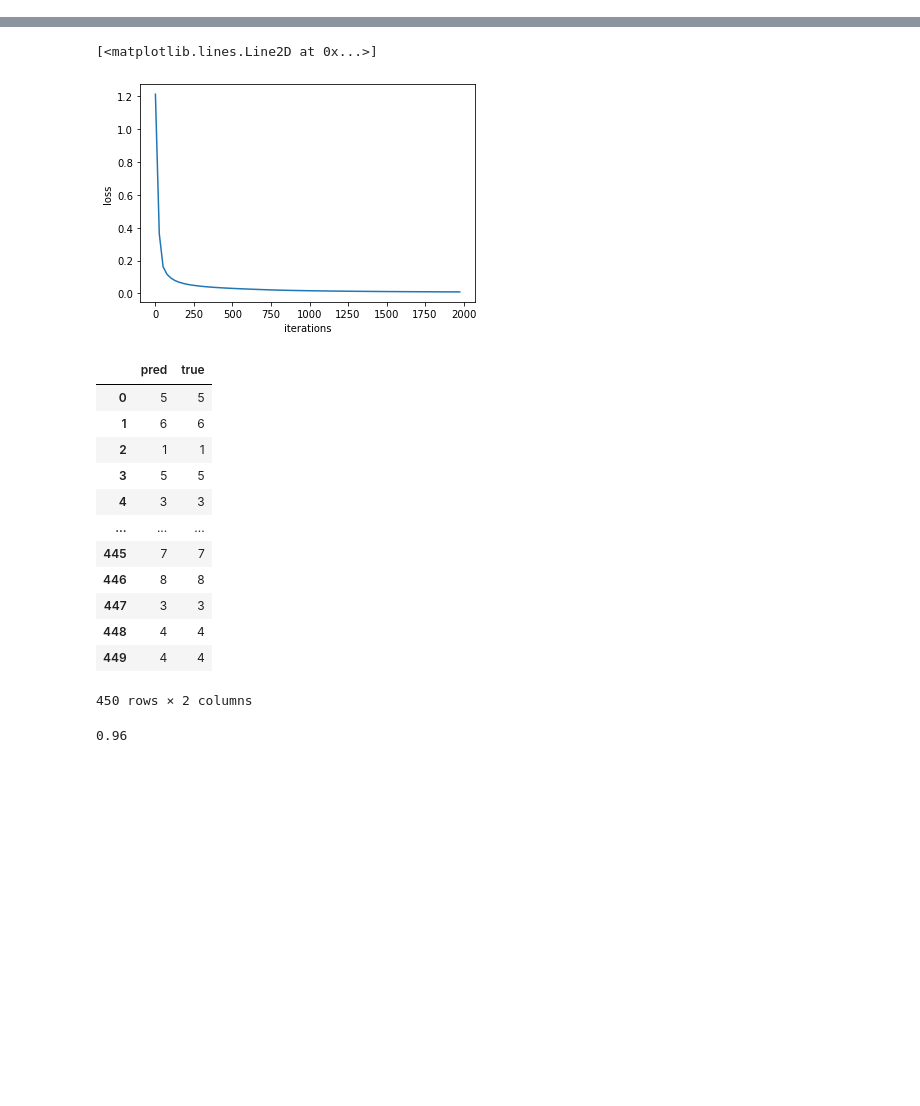
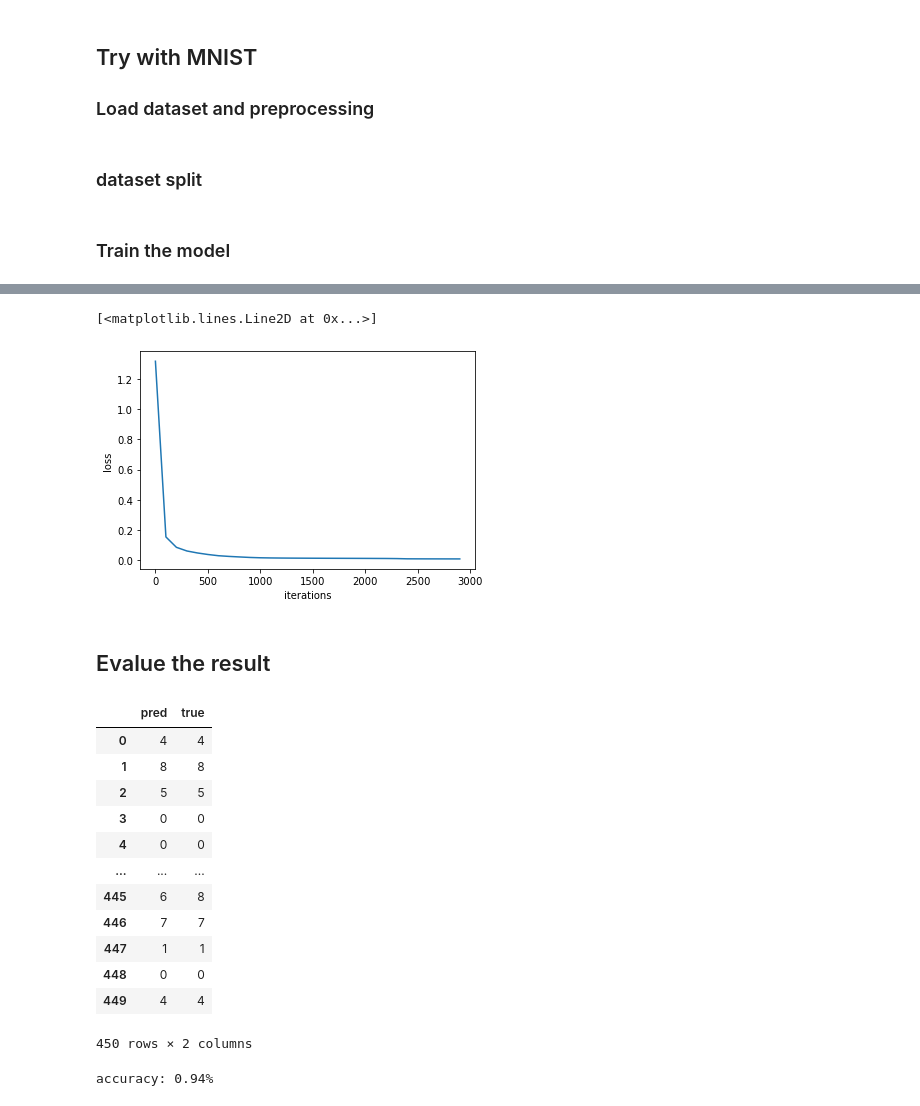
Before and after one commit to Algebra-FUN/ML-note, a Jupyter notebook: code/4-ANN.ipynb, the cells around one changed output, grey strips where cells are left out. Cells and saved outputs as stored; diff of their text form; code cells hidden in the pictures; blank space fills up the shorter version.

```diff
--- a/code/4-ANN.ipynb
+++ b/code/4-ANN.ipynb
@@ -25,0 +50,7 @@ class Affine:
+# %%
+class ReLu:
+    def forward(self,x):
+        self.threshold = 1 - (x < 0)
+        return x*self.threshold
+    def backward(self,grad):
+        return grad*self.threshold
@@ -47,27 +101,33 @@ class MSELoss:
 class Model:
     def __init__(self,m,n,lr=.001):
         self.lr = lr
-        # self.affine1 = Affine(m,96)
-        # self.affine2 = Affine(96,n)
-        self.affine = Affine(m,n)
+        self.affine1 = Affine(m,96)
+        self.relu = ReLu()
+        self.affine2 = Affine(96,n)
+        # self.affine = Affine(m,n)
         self.softmax = Softmax()
 
     def forward(self,x):
-        # x = self.affine1.forward(x)
-        # x = self.affine2.forward(x)
-        x = self.affine.forward(x)
+        x = self.affine1.forward(x)
+        x = self.relu.forward(x)
+        x = self.affine2.forward(x)
+        # x = self.affine.forward(x)
         self.y = self.softmax.forward(x)
         return self.y
 
     def backward(self,grad):
         grad = self.softmax.backward(grad)
-        # grad = self.affine2.backward(grad)
-        # grad = self.affine1.backward(grad)
-        # self.affine2.update(self.lr)
-        # self.affine1.update(self.lr)
-        grad = self.affine.backward(grad)
-        self.affine.update(self.lr)
+        grad = self.affine2.backward(grad)
+        grad = self.relu.backward(grad)
+        grad = self.affine1.backward(grad)
+        self.affine2.update(self.lr)
+        self.affine1.update(self.lr)
+        # grad = self.affine.backward(grad)
+        # self.affine.update(self.lr)
         return grad
+# %% [markdown]
+## Try with MNIST
+### Load dataset and preprocessing
 # %%
 from sklearn.datasets import load_digits
 
@@ -81,15 +141,19 @@ encoder = OneHotEncoder()
 scaler = StandardScaler()
 X = scaler.fit_transform(X)
 y = encoder.fit_transform(y).toarray()
+# %% [markdown]
+### dataset split
 # %%
 from sklearn.model_selection import train_test_split
 
 X_train,X_test,y_train,y_test = train_test_split(X,y)
+# %% [markdown]
+### Train the model
 # %%
 model = Model(64,10)
 mseloss = MSELoss()
 
-epoches = 2000
+epoches = 3000
 iteration = []
 losses = []
 for i in range(epoches):
@@ -97,8 +161,8 @@ for i in range(epoches):
     loss = mseloss.forward(y_pred,y_train)
 
     assert not np.isnan(loss)
-    if i % 25 is 0:
-        print(f'epoch: {i},loss: {loss}')
+    if i % 100 is 0:
+        print(f'epoch: {i}, loss: {loss}')
         iteration.append(i)
         losses.append(loss)
     grad = mseloss.backward()
@@ -128,5 +192,7 @@ epoch: 1975,loss: 0.008881270249500592
 [<matplotlib.lines.Line2D at 0x...>]
-[figure, old version]
+[figure, new version]
+# %% [markdown]
+## Evalue the result
 # %%
 y_pred = encoder.inverse_transform(model.forward(X_test))
 y_true = encoder.inverse_transform(y_test)
@@ -134,21 +200,23 @@ result = pd.DataFrame(np.hstack((y_pred,y_true)),columns=['pred','true'])
 result
 # %% [output]
 |  | pred | true |
-| 0 | 5 | 5 |
-| 1 | 6 | 6 |
-| 2 | 1 | 1 |
-| 3 | 5 | 5 |
-| 4 | 3 | 3 |
+| 0 | 4 | 4 |
+| 1 | 8 | 8 |
+| 2 | 5 | 5 |
+| 3 | 0 | 0 |
+| 4 | 0 | 0 |
 | ... | ... | ... |
-| 445 | 7 | 7 |
-| 446 | 8 | 8 |
-| 447 | 3 | 3 |
-| 448 | 4 | 4 |
+| 445 | 6 | 8 |
+| 446 | 7 | 7 |
+| 447 | 1 | 1 |
+| 448 | 0 | 0 |
 | 449 | 4 | 4 |
 450 rows × 2 columns
 # %%
 from sklearn.metrics import accuracy_score
 
-round(accuracy_score(y_true,y_pred),2)
+accuracy = round(accuracy_score(y_true,y_pred),2)
+
+print(f'accuracy: {accuracy}%')
 # %% [output]
-0.96
+accuracy: 0.94%
```
Also changed, not shown: parts of 10 cells of this notebook.
